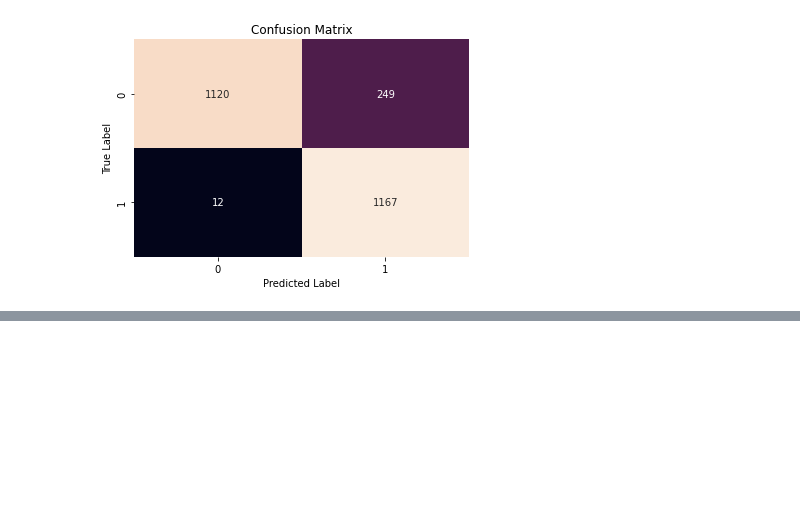
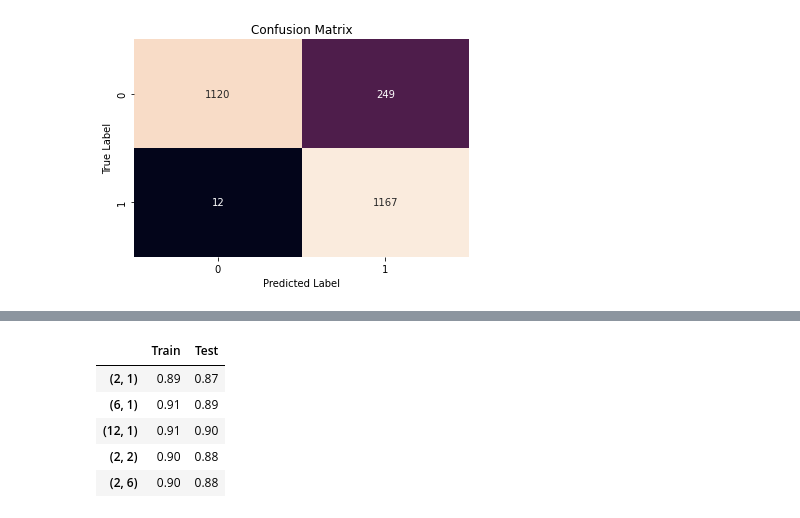
Before and after one commit to melixxa07/AI-Project, a Jupyter notebook: 01 - Data Exploration.ipynb, the cells around one changed output, grey strips where cells are left out. Drawn from its saved outputs; the diff is of its cells as text; code cells hidden in the pictures; blank space fills up the shorter version.

```diff
--- a/01 - Data Exploration.ipynb
+++ b/01 - Data Exploration.ipynb
@@ -617,0 +709,13 @@ plt.show()
+# %%
+df_estimator_PL = pd.DataFrame()
+df_estimator_PL.index = [(2, 1), (6, 1), (12, 1), (2, 2), (2, 6), (2, 12)]
+df_estimator_PL['Train'] = train_acc
+df_estimator_PL['Test'] = test_acc
+df_estimator_PL.head()
+# %% [output]
+|  | Train | Test |
+| (2, 1) | 0.89 | 0.87 |
+| (6, 1) | 0.91 | 0.89 |
+| (12, 1) | 0.91 | 0.90 |
+| (2, 2) | 0.90 | 0.88 |
+| (2, 6) | 0.90 | 0.88 |
```
Also changed, not shown: parts of 21 cells of this notebook.
